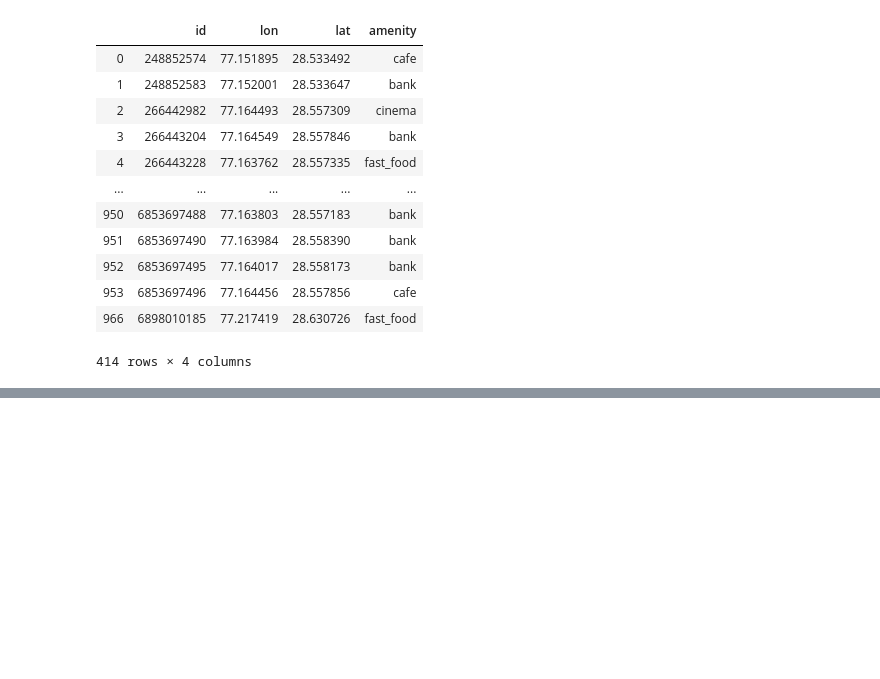
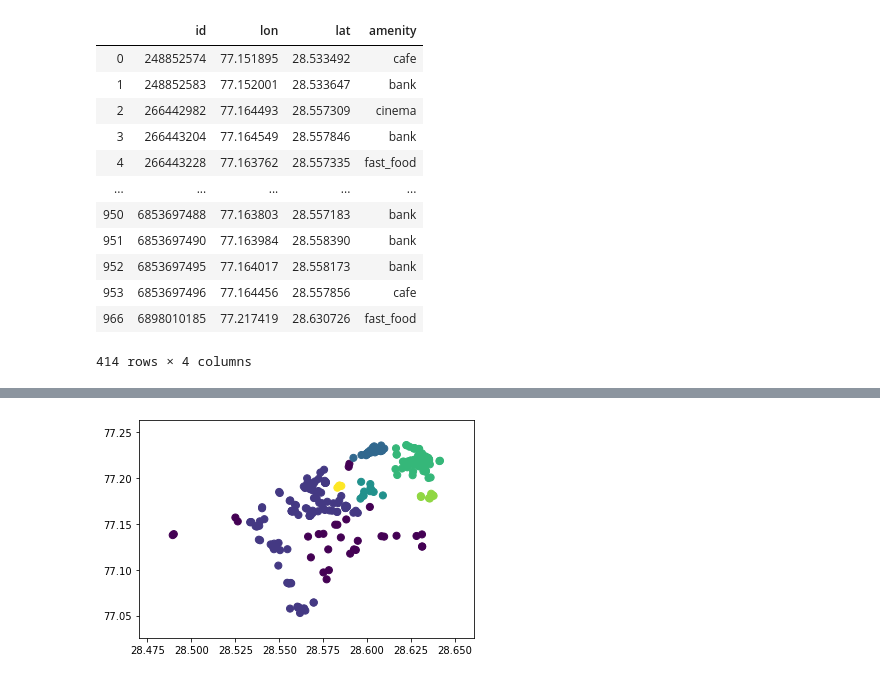
Before and after one commit to sourishsarmah/Commercial_Centers_using_POI_data, a Jupyter notebook: Data_Collection.ipynb, the cells around one changed output, grey strips where cells are left out. Drawn from its saved outputs; the diff is of its cells as text; code cells hidden in the pictures; blank space fills up the shorter version.

Commit message:
Removed outliers using DBScan

```diff
--- a/Data_Collection.ipynb
+++ b/Data_Collection.ipynb
@@ -150,3 +150,14 @@ for _, row in df.iterrows():
 city_map
 # %% [output]
 [interactive output not drawn]
+# %%
+from sklearn.preprocessing import StandardScaler
+
+sc = StandardScaler()
+coor_t = sc.fit_transform(df[['lat', 'lon']])
+# %%
+from sklearn.cluster import DBSCAN
+
+model = DBSCAN(eps=0.2, metric='haversine')
+
+model.fit(coor_t)
@@ -152,0 +167,3 @@ city_map
+# %%
+clusters = model.labels_
+set(clusters)
@@ -152,0 +192,10 @@ city_map
+# %%
+import matplotlib.pyplot as plt
+%matplotlib inline
+
+fig = plt.figure()
+ax = fig.add_subplot(111)
+scatter = ax.scatter(df[['lat']],df[['lon']],c=clusters.reshape(-1,1),s=50)
+fig.show()
+# %% [output]
+[figure, added]
```
Also changed, not shown: parts of 10 cells of this notebook.
